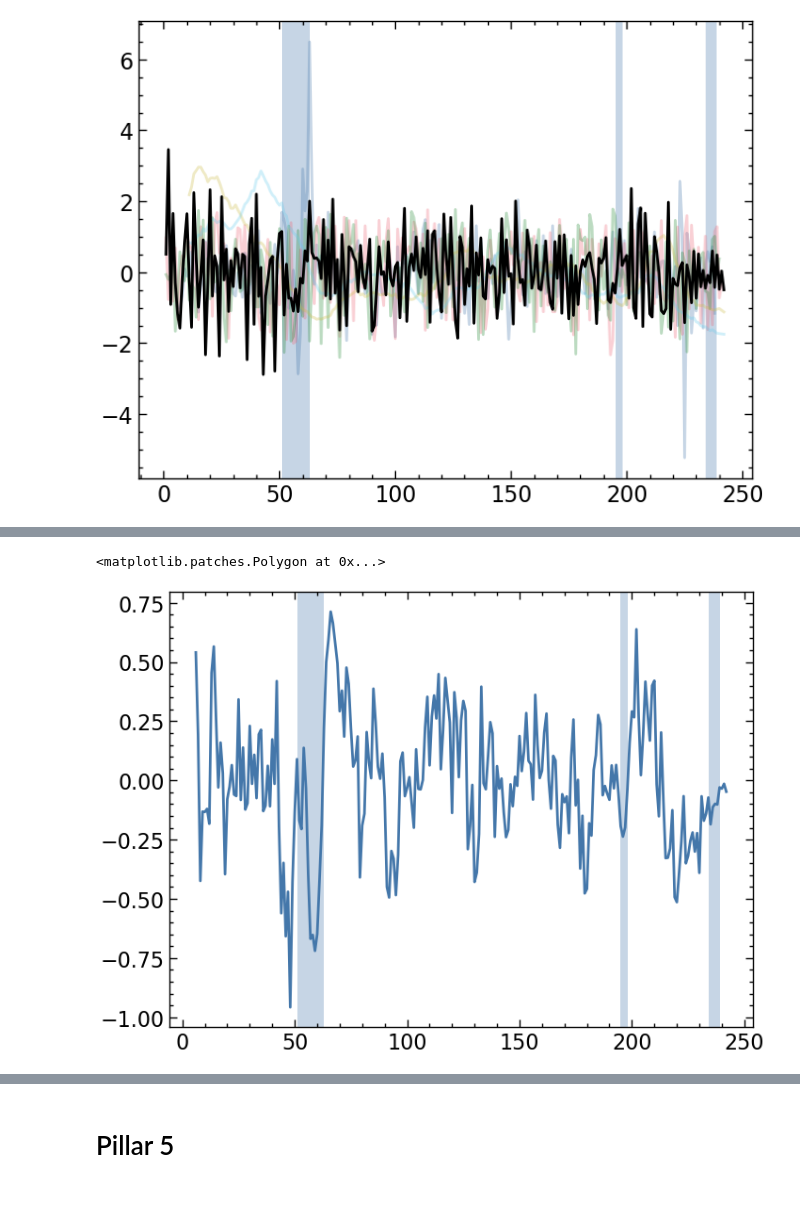
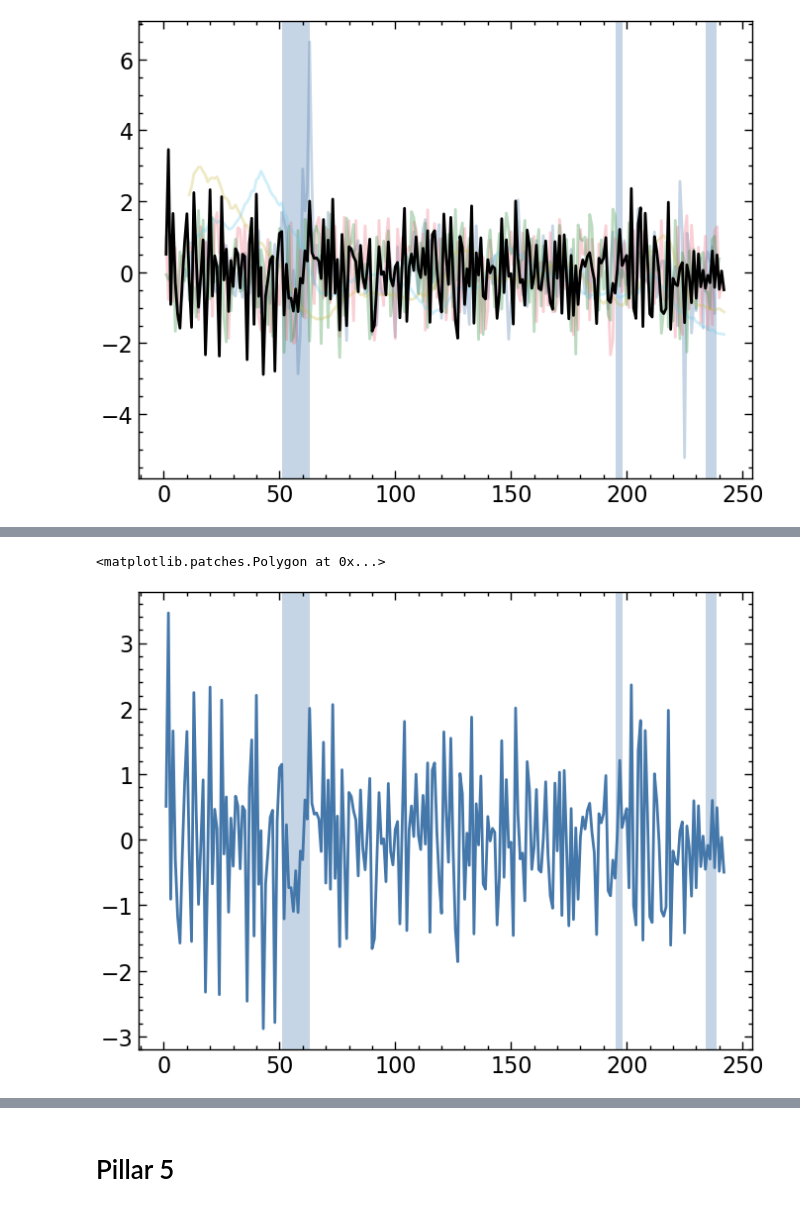
Before and after one commit to aycannon/diss, a Jupyter notebook: Compiled Indicator.ipynb, the cells around one changed output, grey strips where cells are left out. Cells and saved outputs as stored; diff of their text form; code cells hidden in the pictures.

```diff
--- a/Compiled Indicator.ipynb
+++ b/Compiled Indicator.ipynb
@@ -426,4 +432,5 @@ plt.axvspan(234, 239, alpha = 0.3, label = '2023 Recession')
 <matplotlib.patches.Polygon at 0x...>
 [figure]
 # %%
-p4_std['indicator4_12'] = p4_std['indicator4'].rolling(6).mean()
+p4_std['indicator4_12'] = p4_std['indicator4'].rolling(12).mean()
+p4_std.describe()
@@ -430,8 +447,8 @@ p4_std['indicator4_12'] = p4_std['indicator4'].rolling(6).mean()
 # %%
-plt.plot(p4_std['indicator4_12'], label = '12 Month Rolling Average')
+plt.plot(p4_std['indicator4'], label = '12 Month Rolling Average')
 plt.axvspan(51, 63, alpha = 0.3, label = 'Great Recession')
 plt.axvspan(195, 198, alpha = 0.3, label = 'COVID Recession')
 plt.axvspan(234, 239, alpha = 0.3, label = '2023 Recession')
 # %% [output]
 <matplotlib.patches.Polygon at 0x...>
-[figure, old version]
+[figure, new version]
```
Also changed, not shown: parts of 7 cells of this notebook.
